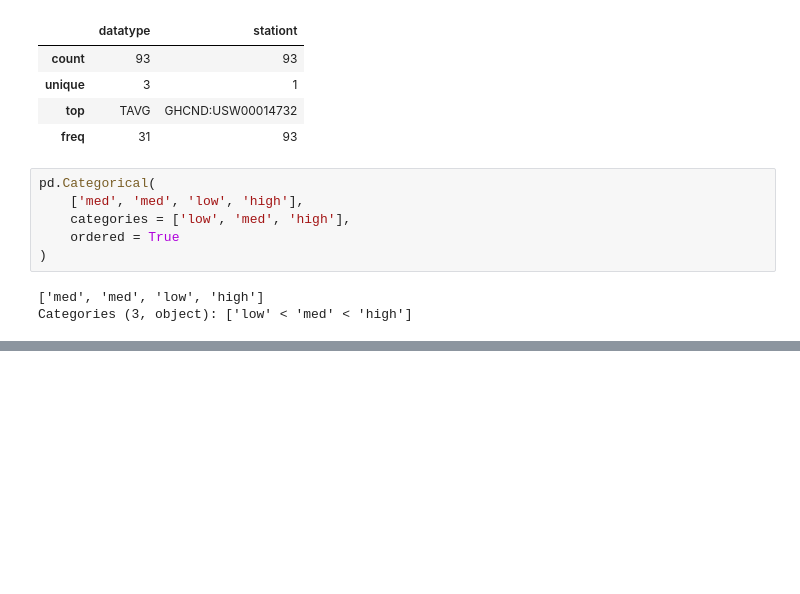
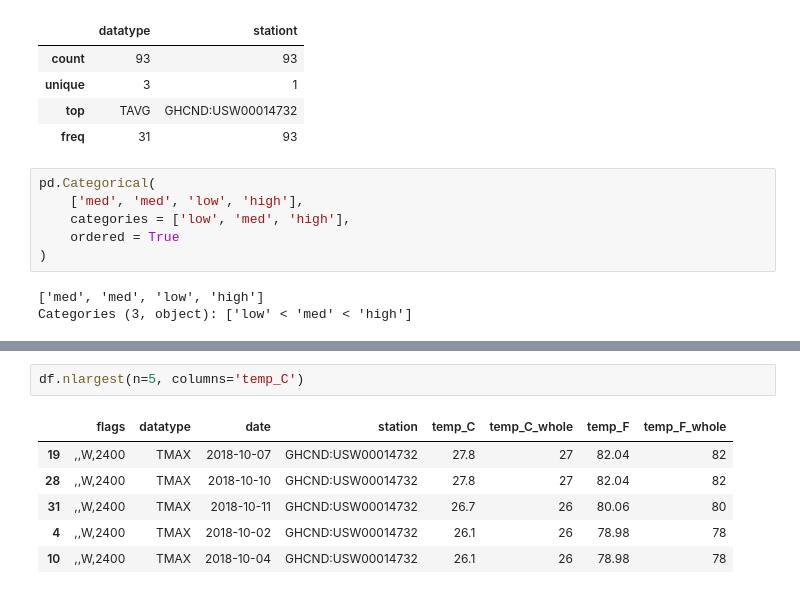
Before and after one commit to OfTheByteQuest/Data-Analytics-Learning-and-Projects, a Jupyter notebook: Chapter-3/Chapter-3.ipynb, the cells around one changed output, grey strips where cells are left out. Saved outputs shown, nothing was run; the diff lists cells and outputs as text; blank space fills up the shorter version.

```diff
--- a/Chapter-3/Chapter-3.ipynb
+++ b/Chapter-3/Chapter-3.ipynb
@@ -696,0 +727,9 @@ Categories (3, object): ['low' < 'med' < 'high']
+# %%
+df.nlargest(n=5, columns='temp_C')
+# %% [output]
+|  | flags | datatype | date | station | temp_C | temp_C_whole | temp_F | temp_F_whole |
+| 19 | ,,W,2400 | TMAX | 2018-10-07 | GHCND:USW00014732 | 27.8 | 27 | 82.04 | 82 |
+| 28 | ,,W,2400 | TMAX | 2018-10-10 | GHCND:USW00014732 | 27.8 | 27 | 82.04 | 82 |
+| 31 | ,,W,2400 | TMAX | 2018-10-11 | GHCND:USW00014732 | 26.7 | 26 | 80.06 | 80 |
+| 4 | ,,W,2400 | TMAX | 2018-10-02 | GHCND:USW00014732 | 26.1 | 26 | 78.98 | 78 |
+| 10 | ,,W,2400 | TMAX | 2018-10-04 | GHCND:USW00014732 | 26.1 | 26 | 78.98 | 78 |
```
Also changed, not shown: parts of 14 cells of this notebook.
